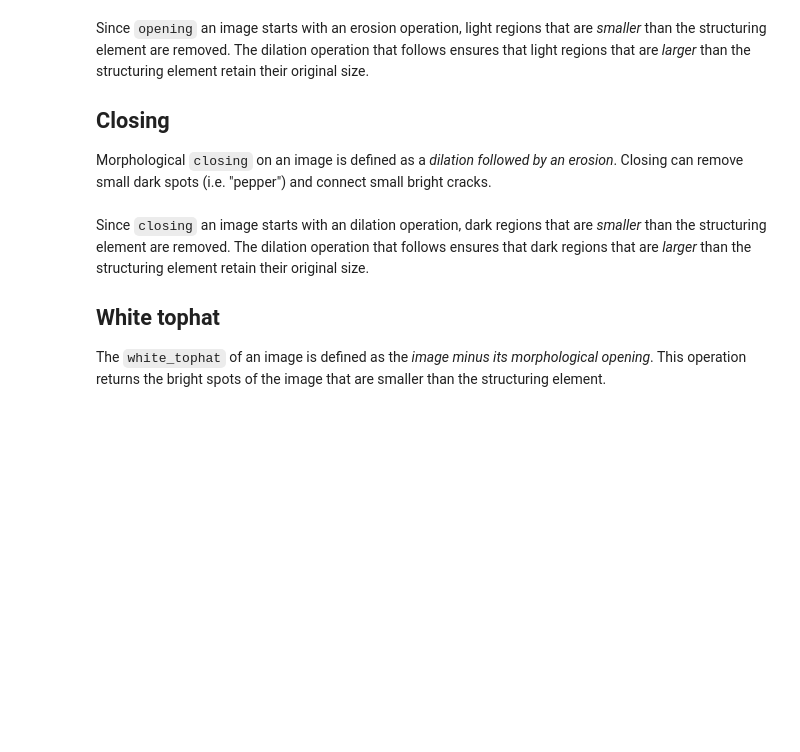
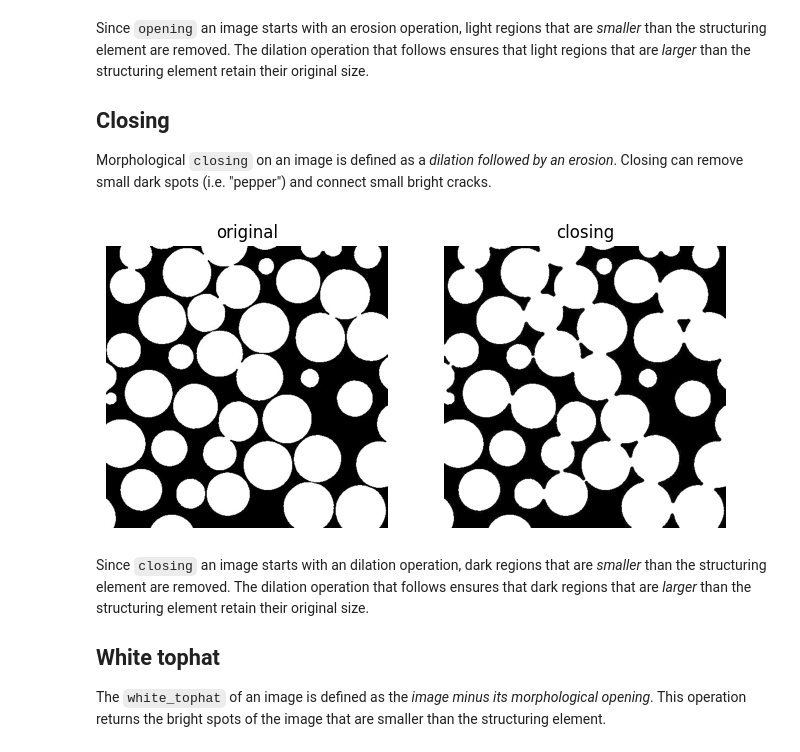
Before and after one commit to digital-porous-media/dpm_teach, a Jupyter notebook: 3_morphological_characterization/3-1_morphological_operations.ipynb, the cells around one changed output. Cells and saved outputs as stored; diff of their text form; code cells hidden in the pictures; blank space fills up the shorter version.

```diff
--- a/3_morphological_characterization/3-1_morphological_operations.ipynb
+++ b/3_morphological_characterization/3-1_morphological_operations.ipynb
@@ -114,8 +119,10 @@ Morphological ``closing`` on an image is defined as a *dilation followed by
 an erosion*. Closing can remove small dark spots (i.e. "pepper") and
 connect small bright cracks.
 # %%
-closed = closing(img, footprint)
-plot_comparison(img, closed, 'closing')
+closed = closing(dry_beads_img, footprint)
+plot_comparison(dry_beads_img, closed, 'closing')
+# %% [output]
+[figure, added]
 # %% [markdown]
 Since ``closing`` an image starts with an dilation operation, dark regions
 that are *smaller* than the structuring element are removed. The dilation
```
Also changed, not shown: parts of 9 cells of this notebook.
